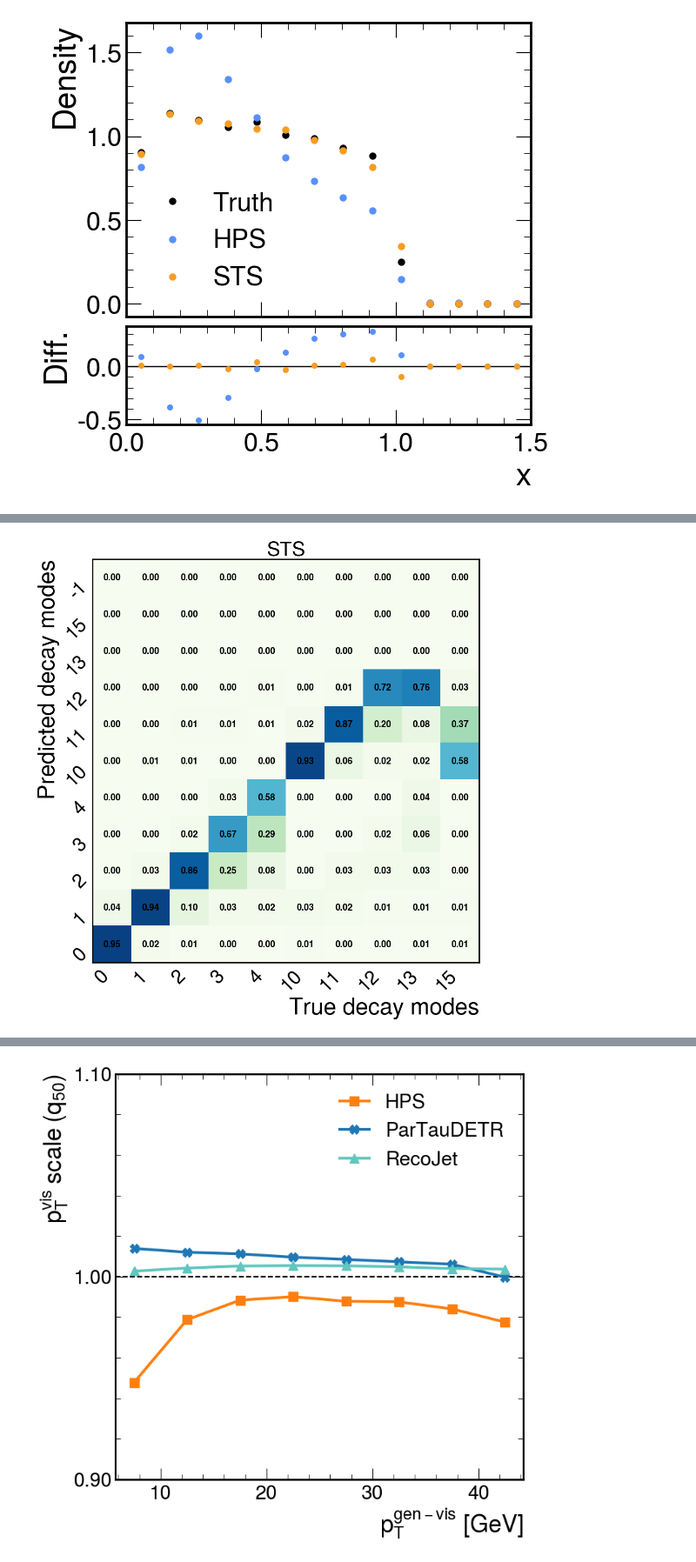
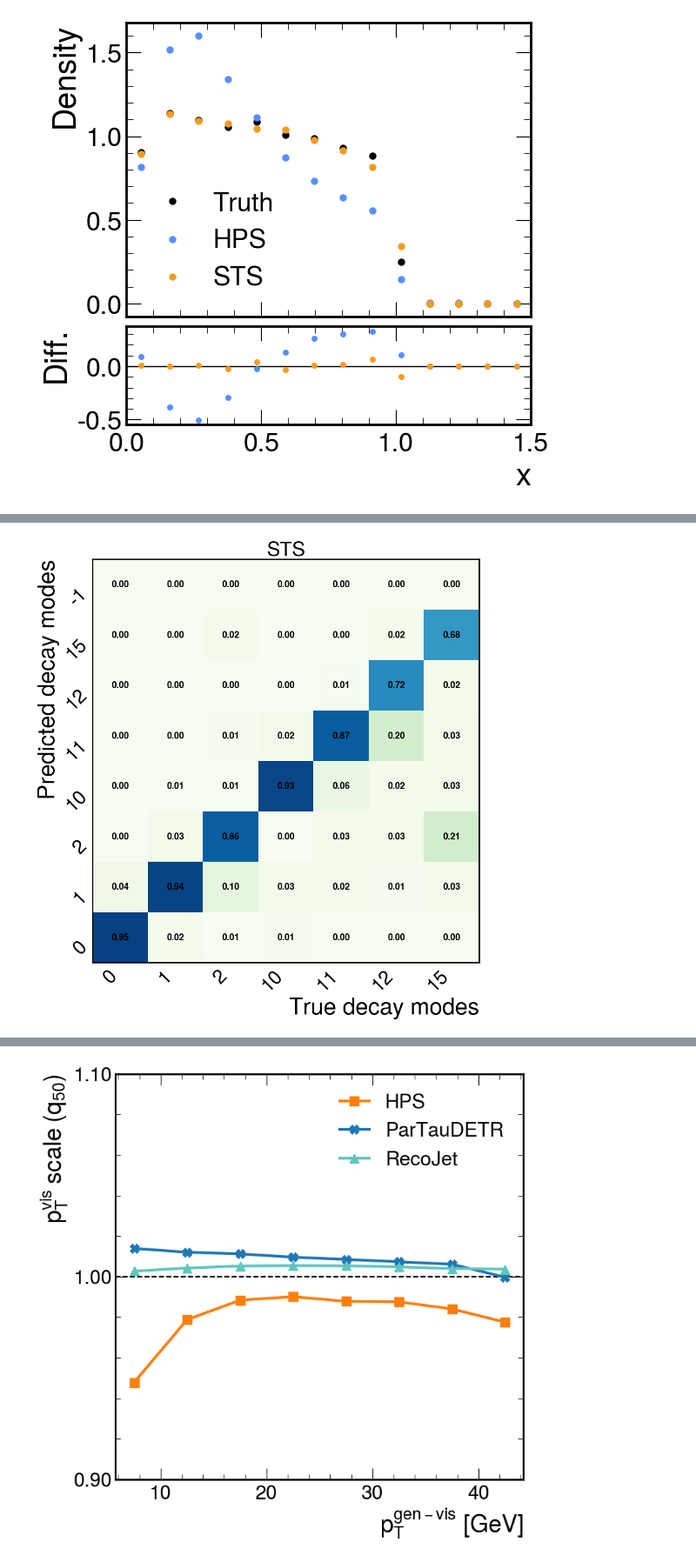
Before and after one commit to HEP-KBFI/ml-tau-model, a Jupyter notebook: mltau/notebooks/STS_model_eval_HPS.ipynb, the cells around one changed output, grey strips where cells are left out. Shown at 87% size. Saved outputs shown, nothing was run; the diff lists cells and outputs as text; code cells hidden in the pictures.

Commit message:
Always show invalid DMs in confusion matrices
Partially addresses https://github.com/HEP-KBFI/ml-tau-model/issues/38,
but the correct way would be to save the DMs correctly to parquet.

```diff
--- a/mltau/notebooks/STS_model_eval_HPS.ipynb
+++ b/mltau/notebooks/STS_model_eval_HPS.ipynb
@@ -46,5 +42,12 @@ def get_decay_mode(n_charged, n_neutral):
 # %%
-pred_dm = sts_data.tau_decaymode
+predicted_classes = sts_data.pred_tau_daughter_meson_classes
+n_pred_charged = ak.sum(predicted_classes == 0, axis=1)
+n_pred_neutral = ak.sum(predicted_classes == 1, axis=1)
+pred_dm = ak.where(
+    (n_pred_charged % 2 == 0) | (n_pred_neutral > 4),
+    -1,
+    5 * (n_pred_charged - 1) + n_pred_neutral,
+)
 true_dm = sts_data.gen_jet_tau_decaymode
 # %%
 sts_pred_dm0_mask = pred_dm == 0
@@ -86,21 +89,37 @@ sts_data.fields
  'tau_charge',
  'gen_jet_tau_decaymode_exp']
 # %%
-truth = hps_data.gen_jet_tau_decaymode
-predicted = hps_data.tau_decaymode
-categories = np.unique(hps_data.gen_jet_tau_decaymode)
+explicit_decay_modes = [0, 1, 2, 10, 11, 12]
+categories = [*explicit_decay_modes, 15] # 15 stands for all "rare" decay modes
+
+def reduce_decay_modes(decay_modes, invalid_decay_mode):
+    # Remaps valid decay modes not in the explicit list to 15,
+    # all other decay modes are invalid and are thus given decay mode -1
+    is_explicit = np.zeros_like(decay_modes, dtype=bool)
+    for decay_mode in explicit_decay_modes:
+        is_explicit = is_explicit | (decay_modes == decay_mode)
+    is_valid = (decay_modes >= 0) & ((decay_modes // 5) % 2 == 0)
+    return ak.where(is_explicit, decay_modes, ak.where(is_valid, 15, invalid_decay_mode))
+
+truth = reduce_decay_modes(hps_data.gen_jet_tau_decaymode, invalid_decay_mode=15)
+predicted = reduce_decay_modes(hps_data.tau_decaymode, invalid_decay_mode=-1) # -1 stands for "invalid" decay modes
 # %%
+use_original_dm = True # Set to False if you want to recalculate the DM from meson classes
+sts_dm = sts_data.tau_decaymode if use_original_dm else pred_dm
+
+sts_truth = reduce_decay_modes(sts_data.gen_jet_tau_decaymode, invalid_decay_mode=15)
+sts_predicted = reduce_decay_modes(sts_dm, invalid_decay_mode=-1)
 fig_sts_dm, ax_sts_dm = dh.evaluate_hps_decaymode_classification(
-    sts_data.gen_jet_tau_decaymode,
-    sts_data.tau_decaymode,
-    list(set(sts_data.gen_jet_tau_decaymode)),
+    sts_truth,
+    sts_predicted,
+    categories,
 )
 ax_sts_dm.set_title("STS")
 fig_sts_dm.savefig(os.path.join(output_dir, "sts_dm.pdf"), dpi=300, bbox_inches="tight")
 display(fig_sts_dm)
 plt.close(fig_sts_dm)
 # %% [output]
-[figure, old version]
+[figure, new version]
 # %%
 fig_hps_dm, ax_hps_dm = dh.evaluate_hps_decaymode_classification(truth, predicted, categories)
 ax_hps_dm.set_title("HPS")
```
Also changed, not shown: parts of 2 cells of this notebook, 1 other file.
